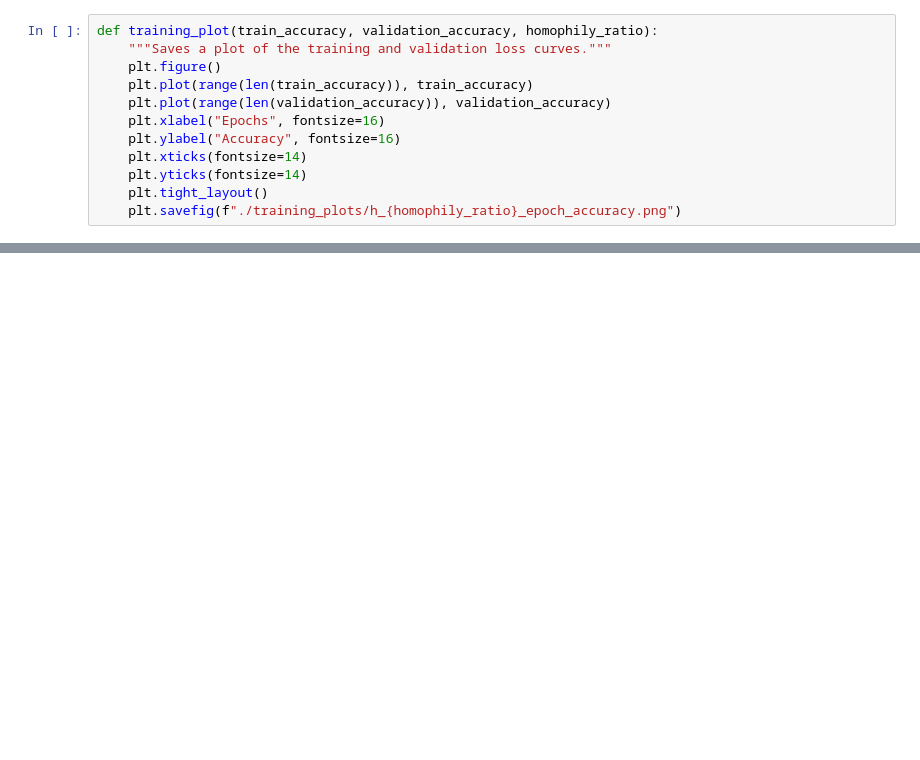
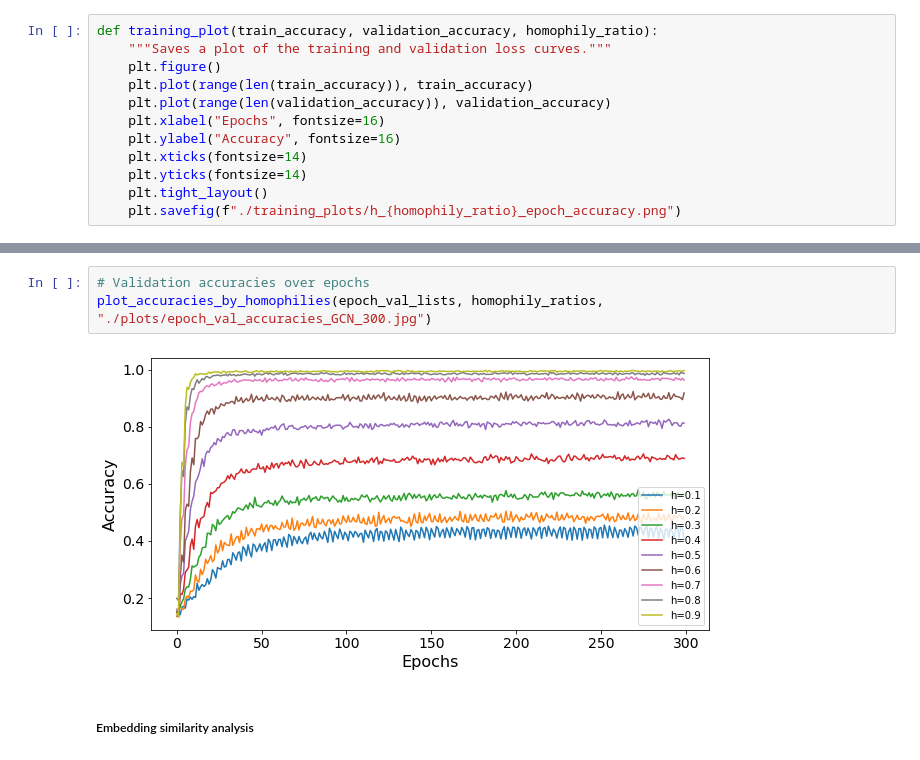
Before and after one commit to sannat17/CSC413-Project, a Jupyter notebook: experiment.ipynb, the cells around one changed output, grey strips where cells are left out. Drawn from its saved outputs; the diff is of its cells as text; blank space fills up the shorter version.

```diff
--- a/experiment.ipynb
+++ b/experiment.ipynb
@@ -254,0 +271,7 @@ GCNConv | Epoch: 190, Train: 1.0000, Val: 0.9933, Test: 0.9943, LRT X: 0.5750, L
+# %%
+# Validation accuracies over epochs
+plot_accuracies_by_homophilies(epoch_val_lists, homophily_ratios, "./plots/epoch_val_accuracies_GCN_300.jpg")
+# %% [output]
+[figure, added]
+# %% [markdown]
+##### Embedding similarity analysis
```
Also changed, not shown: parts of 30 cells of this notebook.
